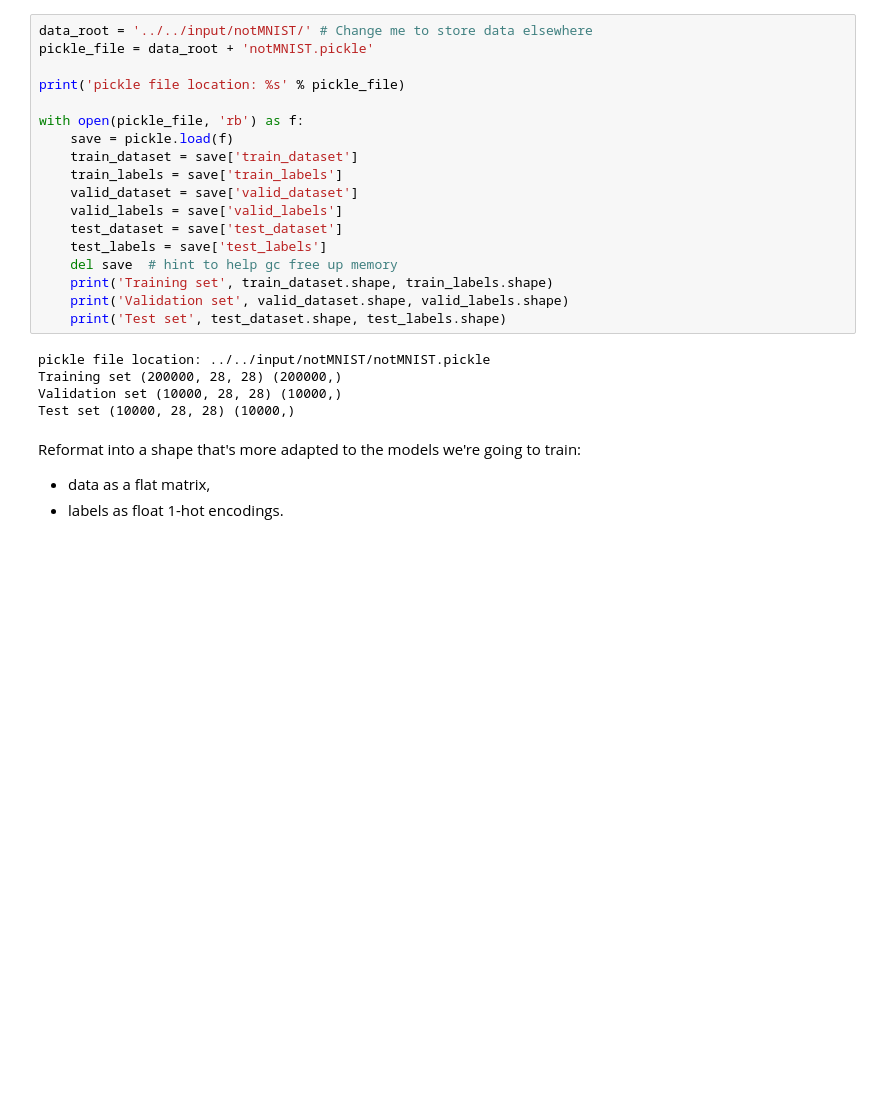
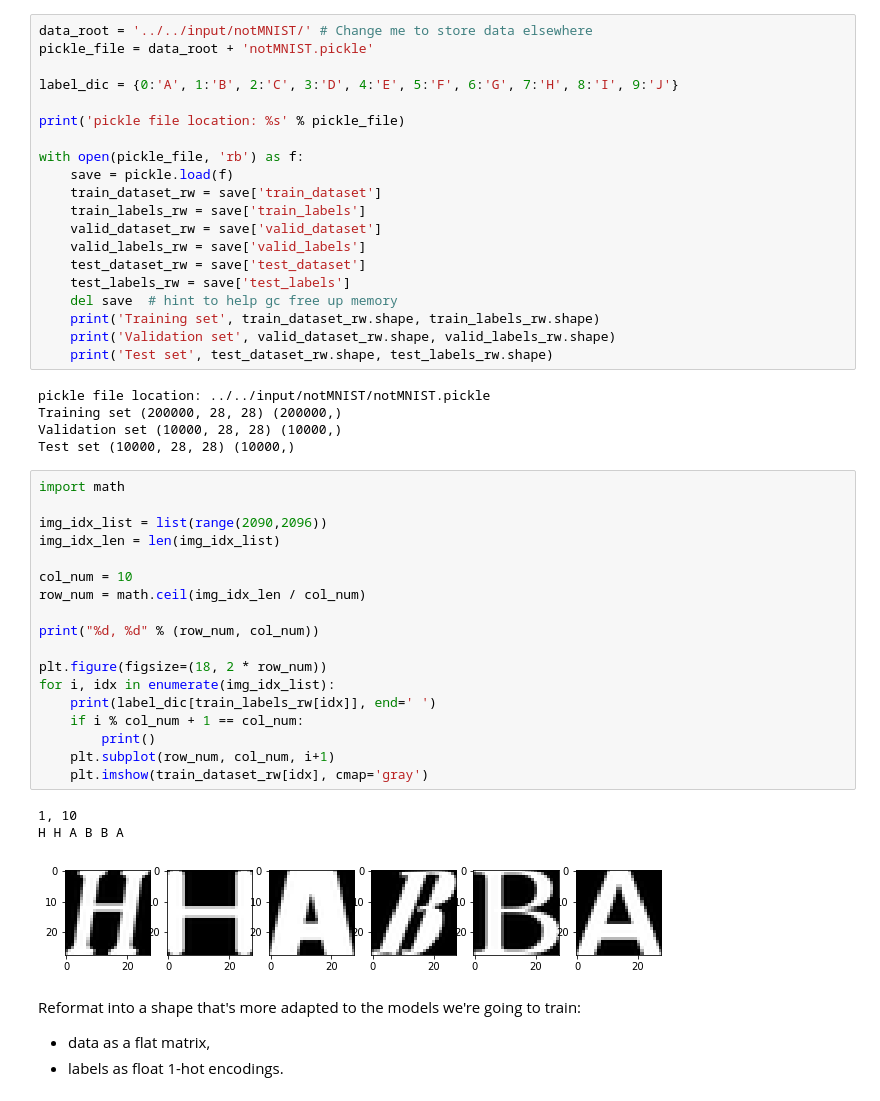
Before and after one commit to falconjs/Archaeopteryx, a Jupyter notebook: Udacity/3_regularization.ipynb, the cells around one changed output. Saved outputs shown, nothing was run; the diff lists cells and outputs as text; blank space fills up the shorter version.

```diff
--- a/Udacity/3_regularization.ipynb
+++ b/Udacity/3_regularization.ipynb
@@ -21,26 +26,50 @@ First reload the data we generated in `1_notmnist.ipynb`.
 # %%
 data_root = '../../input/notMNIST/' # Change me to store data elsewhere
 pickle_file = data_root + 'notMNIST.pickle'
+
+label_dic = {0:'A', 1:'B', 2:'C', 3:'D', 4:'E', 5:'F', 6:'G', 7:'H', 8:'I', 9:'J'}
 
 print('pickle file location: %s' % pickle_file)
 
 with open(pickle_file, 'rb') as f:
     save = pickle.load(f)
-    train_dataset = save['train_dataset']
-    train_labels = save['train_labels']
-    valid_dataset = save['valid_dataset']
-    valid_labels = save['valid_labels']
-    test_dataset = save['test_dataset']
-    test_labels = save['test_labels']
+    train_dataset_rw = save['train_dataset']
+    train_labels_rw = save['train_labels']
+    valid_dataset_rw = save['valid_dataset']
+    valid_labels_rw = save['valid_labels']
+    test_dataset_rw = save['test_dataset']
+    test_labels_rw = save['test_labels']
     del save  # hint to help gc free up memory
-    print('Training set', train_dataset.shape, train_labels.shape)
-    print('Validation set', valid_dataset.shape, valid_labels.shape)
-    print('Test set', test_dataset.shape, test_labels.shape)
+    print('Training set', train_dataset_rw.shape, train_labels_rw.shape)
+    print('Validation set', valid_dataset_rw.shape, valid_labels_rw.shape)
+    print('Test set', test_dataset_rw.shape, test_labels_rw.shape)
 # %% [output]
 pickle file location: ../../input/notMNIST/notMNIST.pickle
 Training set (200000, 28, 28) (200000,)
 Validation set (10000, 28, 28) (10000,)
 Test set (10000, 28, 28) (10000,)
+# %%
+import math
+
+img_idx_list = list(range(2090,2096))
+img_idx_len = len(img_idx_list)
+
+col_num = 10
+row_num = math.ceil(img_idx_len / col_num)
+
+print("%d, %d" % (row_num, col_num))
+
+plt.figure(figsize=(18, 2 * row_num))
+for i, idx in enumerate(img_idx_list):
+    print(label_dic[train_labels_rw[idx]], end=' ')
+    if i % col_num + 1 == col_num:
+        print()
+    plt.subplot(row_num, col_num, i+1)
+    plt.imshow(train_dataset_rw[idx], cmap='gray')
+# %% [output]
+1, 10
+H H A B B A
+[figure, added]
 # %% [markdown]
 Reformat into a shape that's more adapted to the models we're going to train:
 - data as a flat matrix,
```
Also changed, not shown: parts of 16 cells of this notebook, 8 other files.
